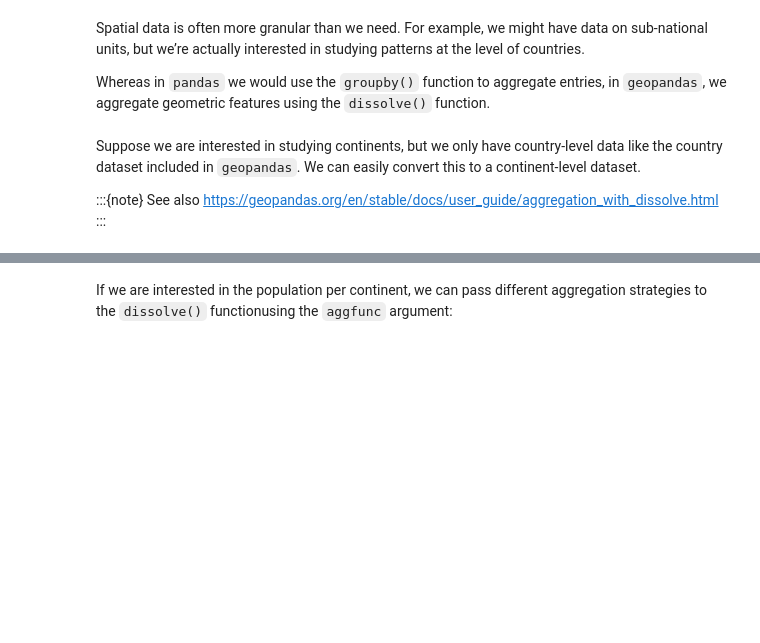
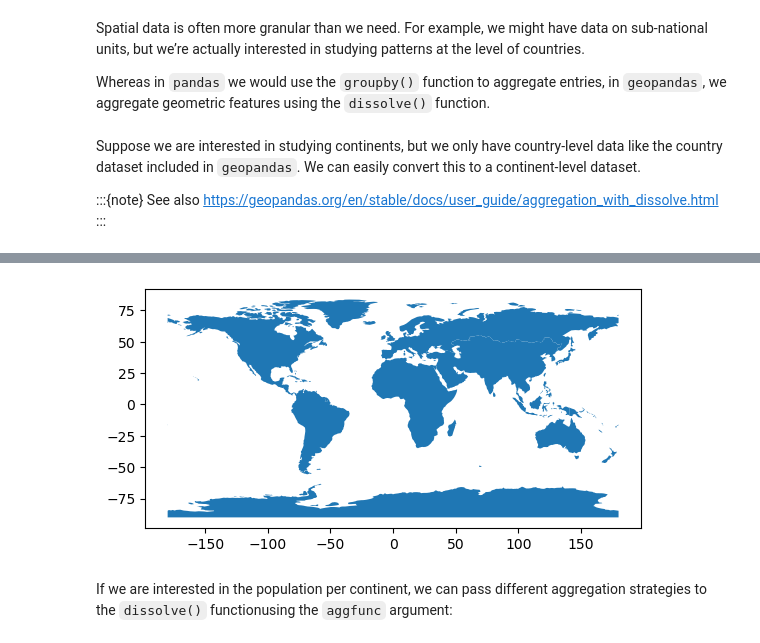
Before and after one commit to fneum/data-science-for-esm, a Jupyter notebook: data-science-for-esm/11-workshop-groupwork.ipynb, the cells around one changed output, grey strips where cells are left out. Cells and saved outputs as stored; diff of their text form; code cells hidden in the pictures; blank space fills up the shorter version.

```diff
--- a/data-science-for-esm/11-workshop-groupwork.ipynb
+++ b/data-science-for-esm/11-workshop-groupwork.ipynb
@@ -178,6 +284,6 @@ Suppose we are interested in studying continents, but we only have country-level
 See also https://geopandas.org/en/stable/docs/user_guide/aggregation_with_dissolve.html
 :::
 # %%
-world = gpd.read_file(gpd.datasets.get_path("naturalearth_lowres"))
+world = gpd.read_file("https://naciscdn.org/naturalearth/110m/cultural/ne_110m_admin_0_countries.zip")
 # %%
 world.head(3)
@@ -184,7 +311,9 @@ world.head(3)
 # %%
-continents = world.dissolve(by="continent").geometry
+continents = world.dissolve(by="CONTINENT").geometry
 
 continents.plot();
+# %% [output]
+[figure, added]
 # %% [markdown]
 If we are interested in the population per continent, we can pass different aggregation strategies to the `dissolve()` functionusing the `aggfunc` argument:
 # %% [markdown]
```
Also changed, not shown: parts of 32 cells of this notebook, 2 other files.
